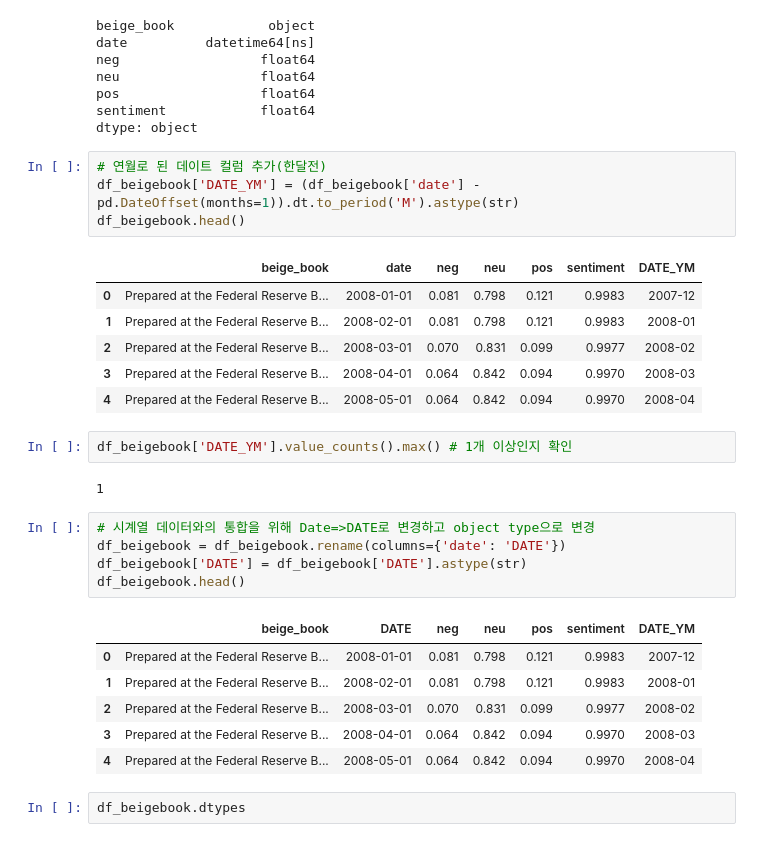
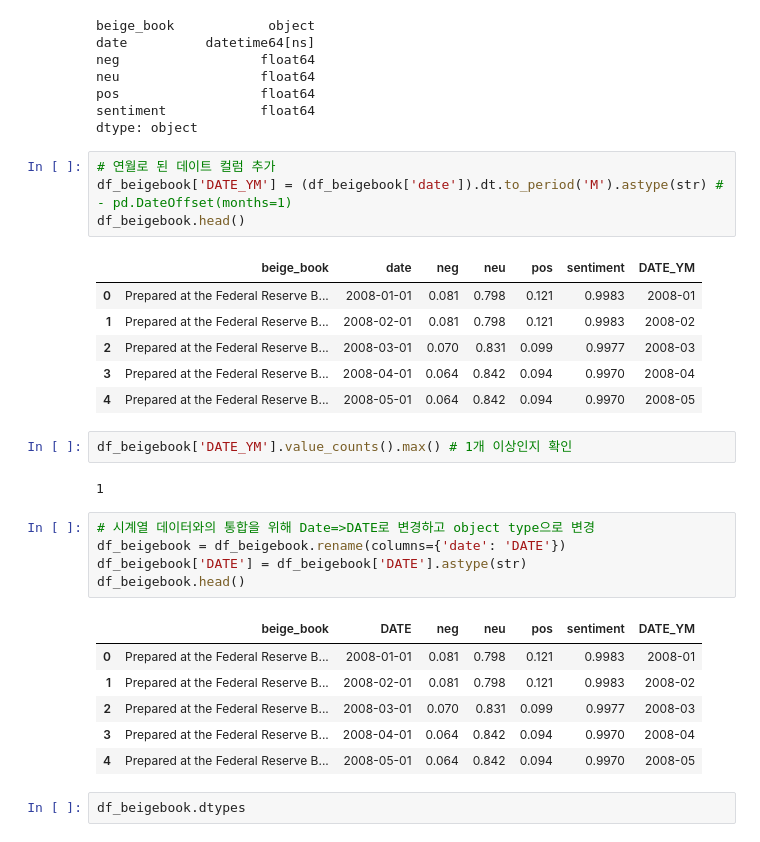
Before and after one commit to AB25122-sudo/MLP_Finance_Fed, a Jupyter notebook: Fed1/merge_interest_rate_prediction.ipynb, the cells around one changed output. Drawn from its saved outputs; the diff is of its cells as text.

```diff
--- a/Fed1/merge_interest_rate_prediction.ipynb
+++ b/Fed1/merge_interest_rate_prediction.ipynb
@@ -25,16 +25,16 @@ pos                  float64
 sentiment            float64
 dtype: object
 # %%
-# 연월로 된 데이트 컬럼 추가(한달전)
-df_beigebook['DATE_YM'] = (df_beigebook['date'] - pd.DateOffset(months=1)).dt.to_period('M').astype(str)
+# 연월로 된 데이트 컬럼 추가
+df_beigebook['DATE_YM'] = (df_beigebook['date']).dt.to_period('M').astype(str) #  - pd.DateOffset(months=1)
 df_beigebook.head()
 # %% [output]
 |  | beige_book | date | neg | neu | pos | sentiment | DATE_YM |
-| 0 | Prepared at the Federal Reserve B... | 2008-01-01 | 0.081 | 0.798 | 0.121 | 0.9983 | 2007-12 |
-| 1 | Prepared at the Federal Reserve B... | 2008-02-01 | 0.081 | 0.798 | 0.121 | 0.9983 | 2008-01 |
-| 2 | Prepared at the Federal Reserve B... | 2008-03-01 | 0.070 | 0.831 | 0.099 | 0.9977 | 2008-02 |
-| 3 | Prepared at the Federal Reserve B... | 2008-04-01 | 0.064 | 0.842 | 0.094 | 0.9970 | 2008-03 |
-| 4 | Prepared at the Federal Reserve B... | 2008-05-01 | 0.064 | 0.842 | 0.094 | 0.9970 | 2008-04 |
+| 0 | Prepared at the Federal Reserve B... | 2008-01-01 | 0.081 | 0.798 | 0.121 | 0.9983 | 2008-01 |
+| 1 | Prepared at the Federal Reserve B... | 2008-02-01 | 0.081 | 0.798 | 0.121 | 0.9983 | 2008-02 |
+| 2 | Prepared at the Federal Reserve B... | 2008-03-01 | 0.070 | 0.831 | 0.099 | 0.9977 | 2008-03 |
+| 3 | Prepared at the Federal Reserve B... | 2008-04-01 | 0.064 | 0.842 | 0.094 | 0.9970 | 2008-04 |
+| 4 | Prepared at the Federal Reserve B... | 2008-05-01 | 0.064 | 0.842 | 0.094 | 0.9970 | 2008-05 |
 # %%
 df_beigebook['DATE_YM'].value_counts().max() # 1개 이상인지 확인
 # %% [output]
@@ -46,11 +46,11 @@ df_beigebook['DATE'] = df_beigebook['DATE'].astype(str)
 df_beigebook.head()
 # %% [output]
 |  | beige_book | DATE | neg | neu | pos | sentiment | DATE_YM |
-| 0 | Prepared at the Federal Reserve B... | 2008-01-01 | 0.081 | 0.798 | 0.121 | 0.9983 | 2007-12 |
-| 1 | Prepared at the Federal Reserve B... | 2008-02-01 | 0.081 | 0.798 | 0.121 | 0.9983 | 2008-01 |
-| 2 | Prepared at the Federal Reserve B... | 2008-03-01 | 0.070 | 0.831 | 0.099 | 0.9977 | 2008-02 |
-| 3 | Prepared at the Federal Reserve B... | 2008-04-01 | 0.064 | 0.842 | 0.094 | 0.9970 | 2008-03 |
-| 4 | Prepared at the Federal Reserve B... | 2008-05-01 | 0.064 | 0.842 | 0.094 | 0.9970 | 2008-04 |
+| 0 | Prepared at the Federal Reserve B... | 2008-01-01 | 0.081 | 0.798 | 0.121 | 0.9983 | 2008-01 |
+| 1 | Prepared at the Federal Reserve B... | 2008-02-01 | 0.081 | 0.798 | 0.121 | 0.9983 | 2008-02 |
+| 2 | Prepared at the Federal Reserve B... | 2008-03-01 | 0.070 | 0.831 | 0.099 | 0.9977 | 2008-03 |
+| 3 | Prepared at the Federal Reserve B... | 2008-04-01 | 0.064 | 0.842 | 0.094 | 0.9970 | 2008-04 |
+| 4 | Prepared at the Federal Reserve B... | 2008-05-01 | 0.064 | 0.842 | 0.094 | 0.9970 | 2008-05 |
 # %%
 df_beigebook.dtypes
 # %% [output]
```
Also changed, not shown: parts of 2 cells of this notebook.
